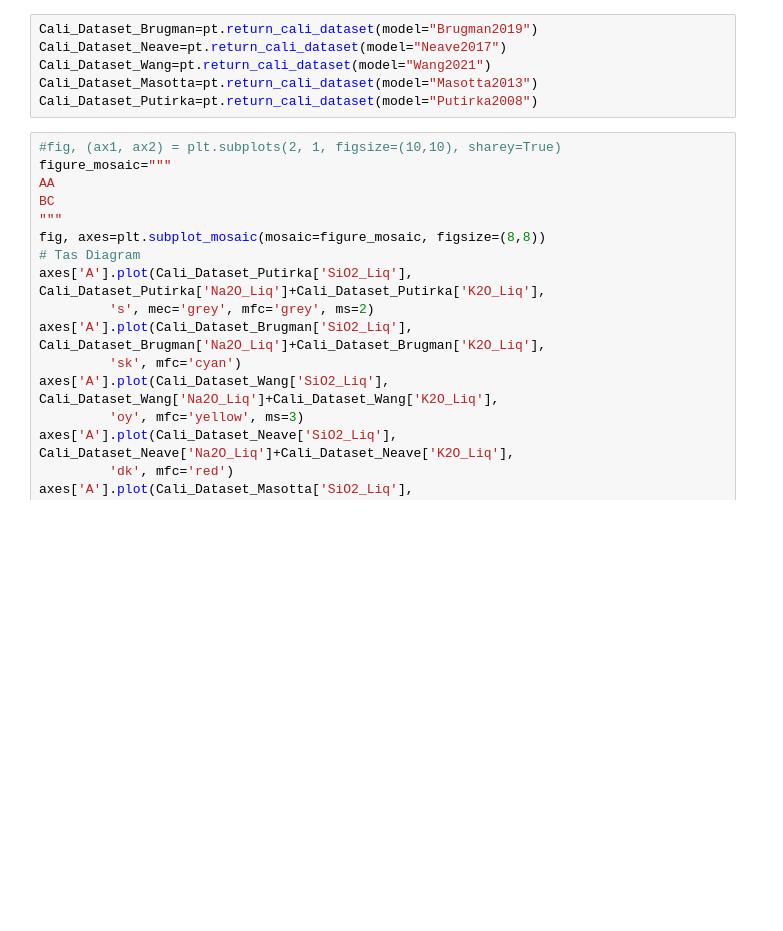
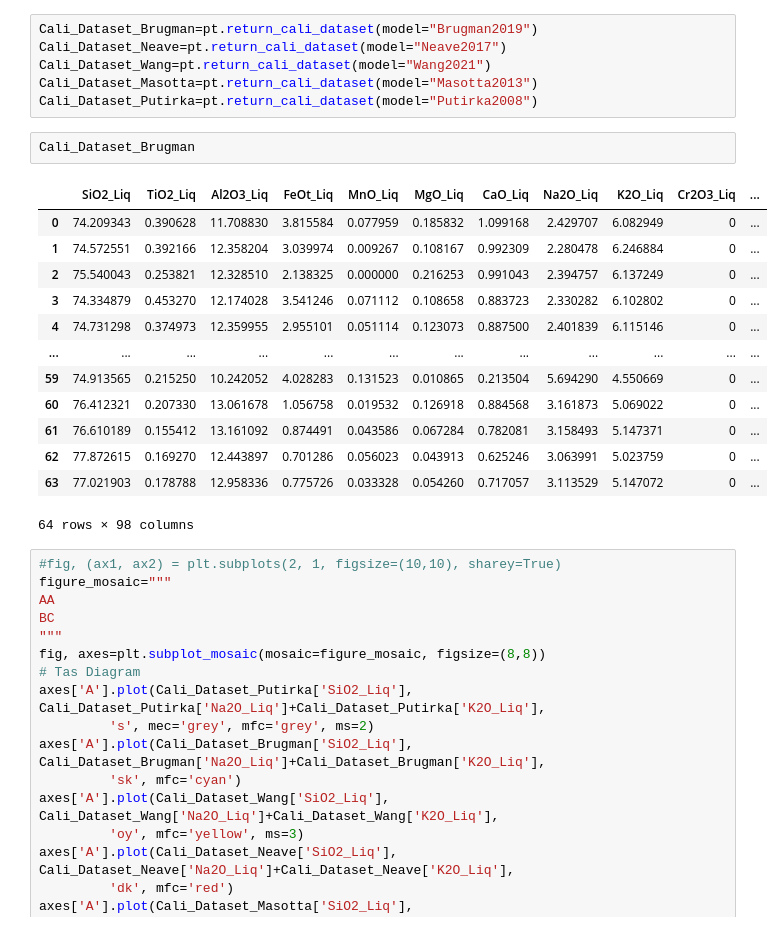
Before and after one commit to PennyWieser/Thermobar, a Jupyter notebook: docs/Examples/Cpx_Cpx_Liq_Thermobarometry/Cpx_Liq_TestDataset_Cider2023.ipynb, the cells around one changed output. Saved outputs shown, nothing was run; the diff lists cells and outputs as text; blank space fills up the shorter version.

```diff
--- a/docs/Examples/Cpx_Cpx_Liq_Thermobarometry/Cpx_Liq_TestDataset_Cider2023.ipynb
+++ b/docs/Examples/Cpx_Cpx_Liq_Thermobarometry/Cpx_Liq_TestDataset_Cider2023.ipynb
@@ -268,6 +304,22 @@ Cali_Dataset_Neave=pt.return_cali_dataset(model="Neave2017")
 Cali_Dataset_Wang=pt.return_cali_dataset(model="Wang2021")
 Cali_Dataset_Masotta=pt.return_cali_dataset(model="Masotta2013")
 Cali_Dataset_Putirka=pt.return_cali_dataset(model="Putirka2008")
+# %%
+Cali_Dataset_Brugman
+# %% [output]
+|  | SiO2_Liq | TiO2_Liq | Al2O3_Liq | FeOt_Liq | MnO_Liq | MgO_Liq | CaO_Liq | Na2O_Liq | K2O_Liq | Cr2O3_Liq | ... |
+| 0 | 74.209343 | 0.390628 | 11.708830 | 3.815584 | 0.077959 | 0.185832 | 1.099168 | 2.429707 | 6.082949 | 0 | ... |
+| 1 | 74.572551 | 0.392166 | 12.358204 | 3.039974 | 0.009267 | 0.108167 | 0.992309 | 2.280478 | 6.246884 | 0 | ... |
+| 2 | 75.540043 | 0.253821 | 12.328510 | 2.138325 | 0.000000 | 0.216253 | 0.991043 | 2.394757 | 6.137249 | 0 | ... |
+| 3 | 74.334879 | 0.453270 | 12.174028 | 3.541246 | 0.071112 | 0.108658 | 0.883723 | 2.330282 | 6.102802 | 0 | ... |
+| 4 | 74.731298 | 0.374973 | 12.359955 | 2.955101 | 0.051114 | 0.123073 | 0.887500 | 2.401839 | 6.115146 | 0 | ... |
+| ... | ... | ... | ... | ... | ... | ... | ... | ... | ... | ... | ... |
+| 59 | 74.913565 | 0.215250 | 10.242052 | 4.028283 | 0.131523 | 0.010865 | 0.213504 | 5.694290 | 4.550669 | 0 | ... |
+| 60 | 76.412321 | 0.207330 | 13.061678 | 1.056758 | 0.019532 | 0.126918 | 0.884568 | 3.161873 | 5.069022 | 0 | ... |
+| 61 | 76.610189 | 0.155412 | 13.161092 | 0.874491 | 0.043586 | 0.067284 | 0.782081 | 3.158493 | 5.147371 | 0 | ... |
+| 62 | 77.872615 | 0.169270 | 12.443897 | 0.701286 | 0.056023 | 0.043913 | 0.625246 | 3.063991 | 5.023759 | 0 | ... |
+| 63 | 77.021903 | 0.178788 | 12.958336 | 0.775726 | 0.033328 | 0.054260 | 0.717057 | 3.113529 | 5.147072 | 0 | ... |
+64 rows × 98 columns
 # %%
 #fig, (ax1, ax2) = plt.subplots(2, 1, figsize=(10,10), sharey=True)
 figure_mosaic="""
```
Also changed, not shown: parts of 6 cells of this notebook, 1 other file.
